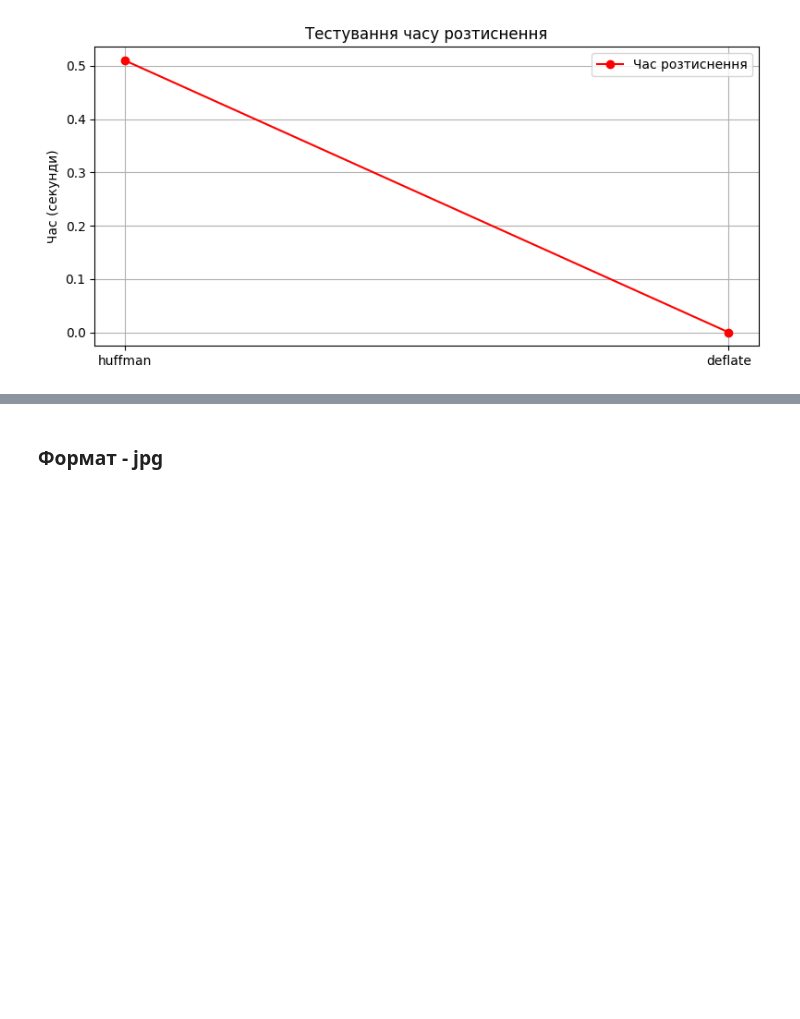
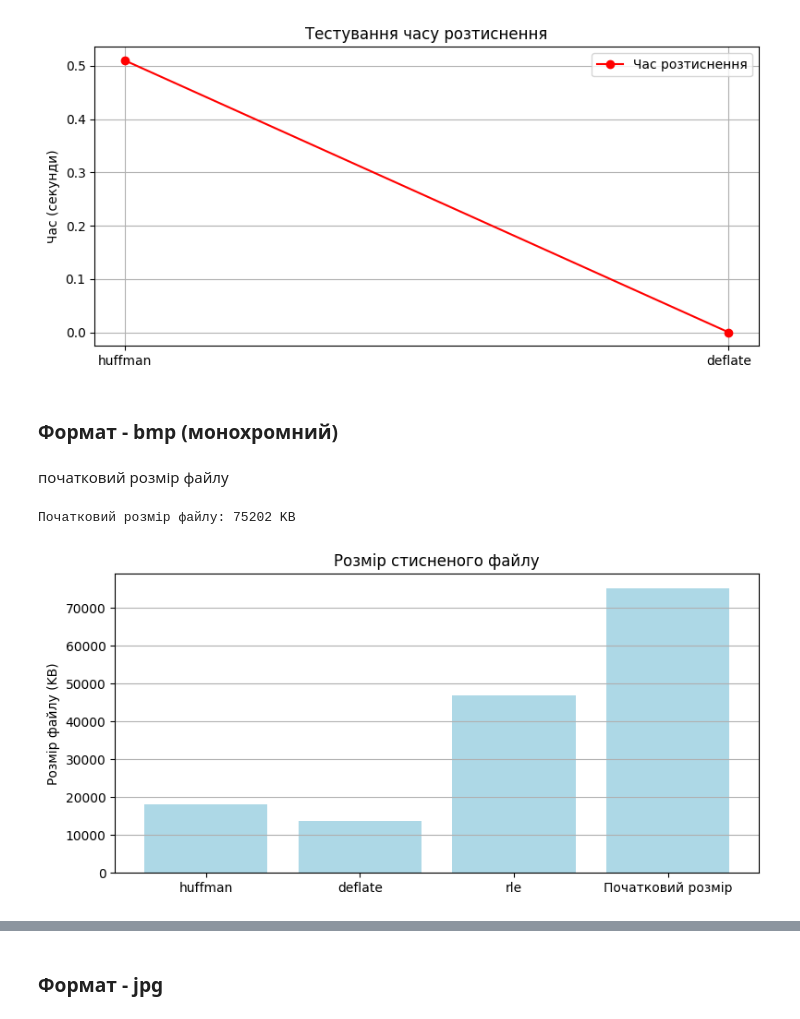
Before and after one commit to Luzefik/Exploration-of-data-compression-methods, a Jupyter notebook: testing_performance.ipynb, the cells around one changed output, grey strips where cells are left out. Cells and saved outputs as stored; diff of their text form; code cells hidden in the pictures; blank space fills up the shorter version.

```diff
--- a/testing_performance.ipynb
+++ b/testing_performance.ipynb
@@ -348,3 +348,31 @@ plt.tight_layout()
 plt.show()
 # %% [output]
 [figure]
+# %% [markdown]
+### Формат - bmp (монохромний)
+# %% [markdown]
+початковий розмір файлу
+# %%
+mono_bmp_size = os.stat('./test/mono_img.bmp').st_size
+print(f'Початковий розмір файлу: {mono_bmp_size} KB')
+# %% [output]
+Початковий розмір файлу: 75202 KB
+# %%
+size_compression_mono_bmp = {}
+algorithms = ["huffman", "deflate", "rle"]
+for algorithm in algorithms:
+    size_compression_mono_bmp[algorithm] = test_size_compression(algorithm, './test/mono_img.bmp')
+
+sizes_bmp = [alg[0] for alg in list(size_compression_mono_bmp.values())]
+algorithms.append("Початковий розмір")
+sizes_bmp.append(mono_bmp_size)
+
+plt.figure(figsize=(8, 4))
+plt.bar(algorithms, sizes_bmp, color='lightblue')
+plt.title("Розмір стисненого файлу")
+plt.ylabel("Розмір файлу (KB)")
+plt.grid(axis='y')
+plt.tight_layout()
+plt.show()
+# %% [output]
+[figure, added]
```
Also changed, not shown: parts of 2 cells of this notebook, 1 other file.
